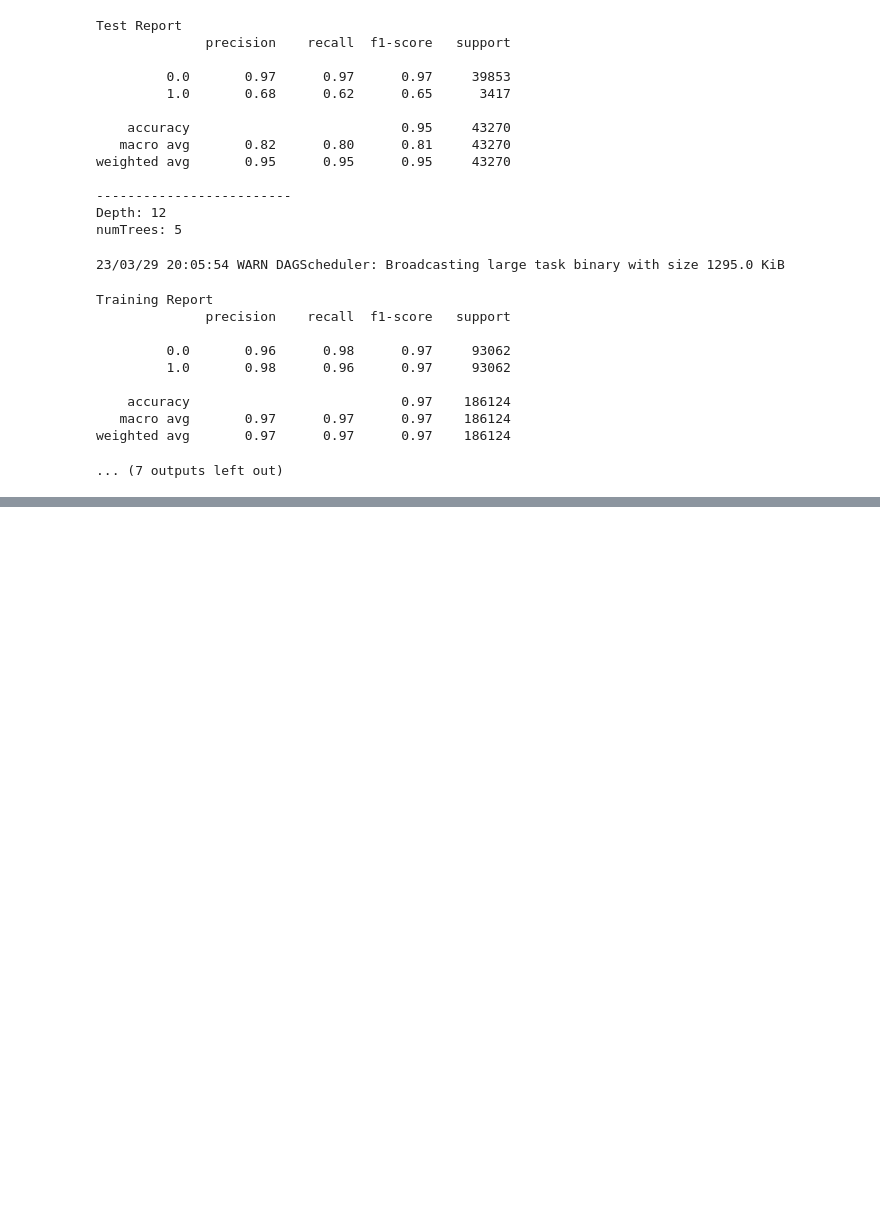
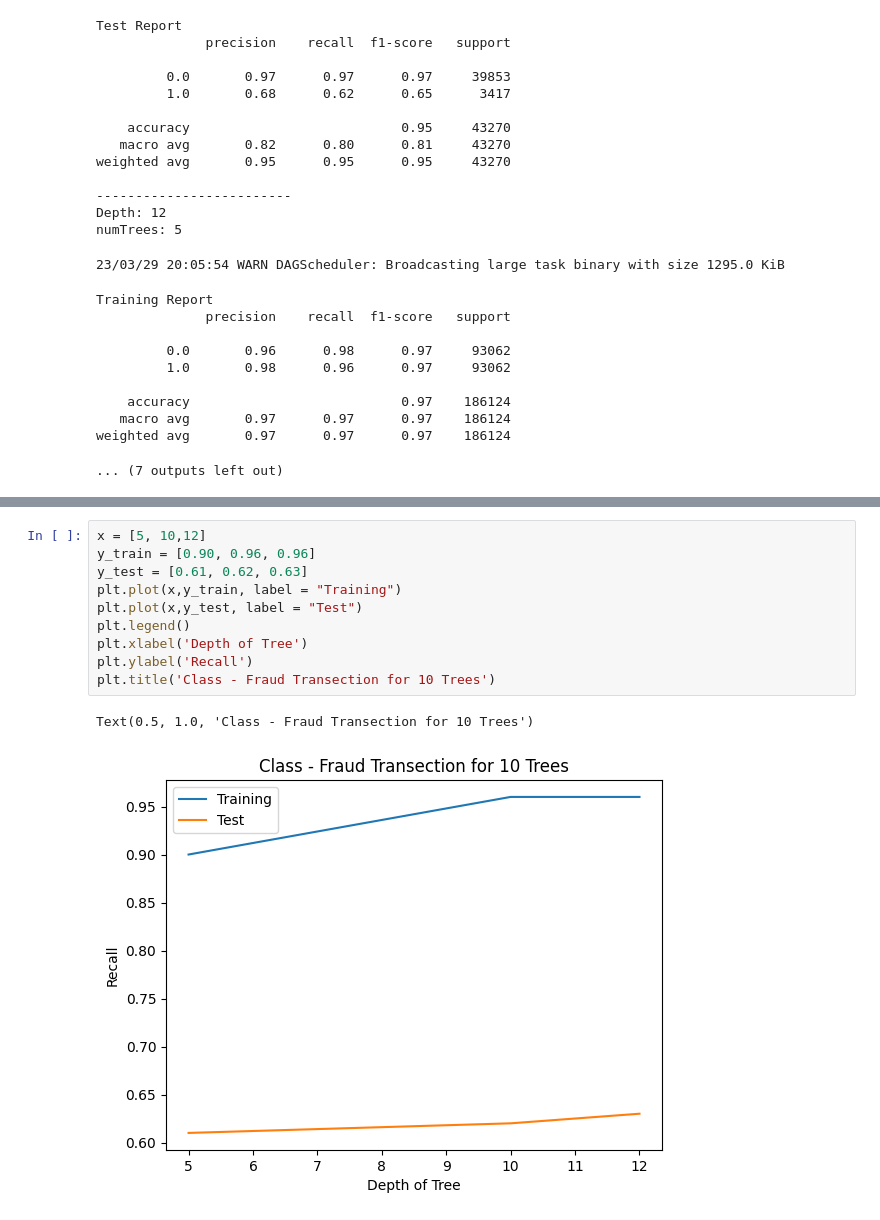
Before and after one commit to karysutariya/Fraud-Detection, a Jupyter notebook: Randomforest.ipynb, the cells around one changed output, grey strips where cells are left out. Cells and saved outputs as stored; diff of their text form; blank space fills up the shorter version.

```diff
--- a/Randomforest.ipynb
+++ b/Randomforest.ipynb
@@ -202,0 +202,13 @@ weighted avg       0.97      0.97      0.97    186124
+# %%
+x = [5, 10,12]
+y_train = [0.90, 0.96, 0.96]
+y_test = [0.61, 0.62, 0.63]
+plt.plot(x,y_train, label = "Training")
+plt.plot(x,y_test, label = "Test")
+plt.legend()
+plt.xlabel('Depth of Tree')
+plt.ylabel('Recall')
+plt.title('Class - Fraud Transection for 10 Trees')
+# %% [output]
+Text(0.5, 1.0, 'Class - Fraud Transection for 10 Trees')
+[figure, added]
```
Also changed, not shown: parts of 14 cells of this notebook, 20 other files.
